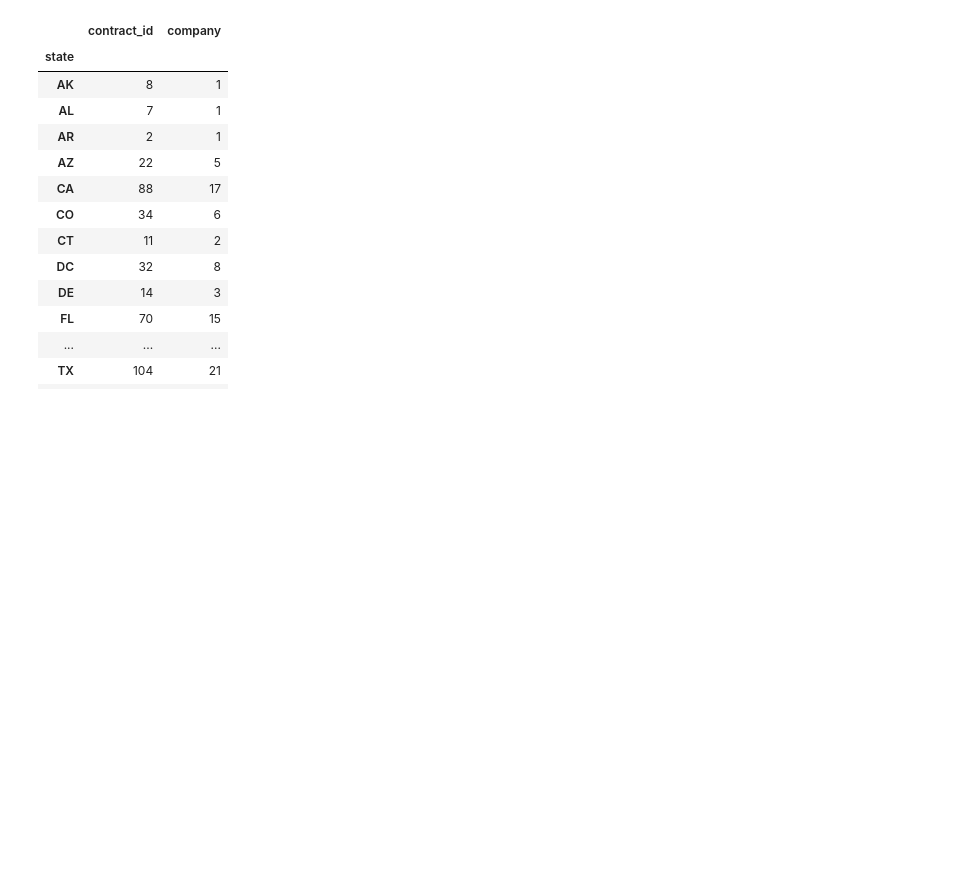
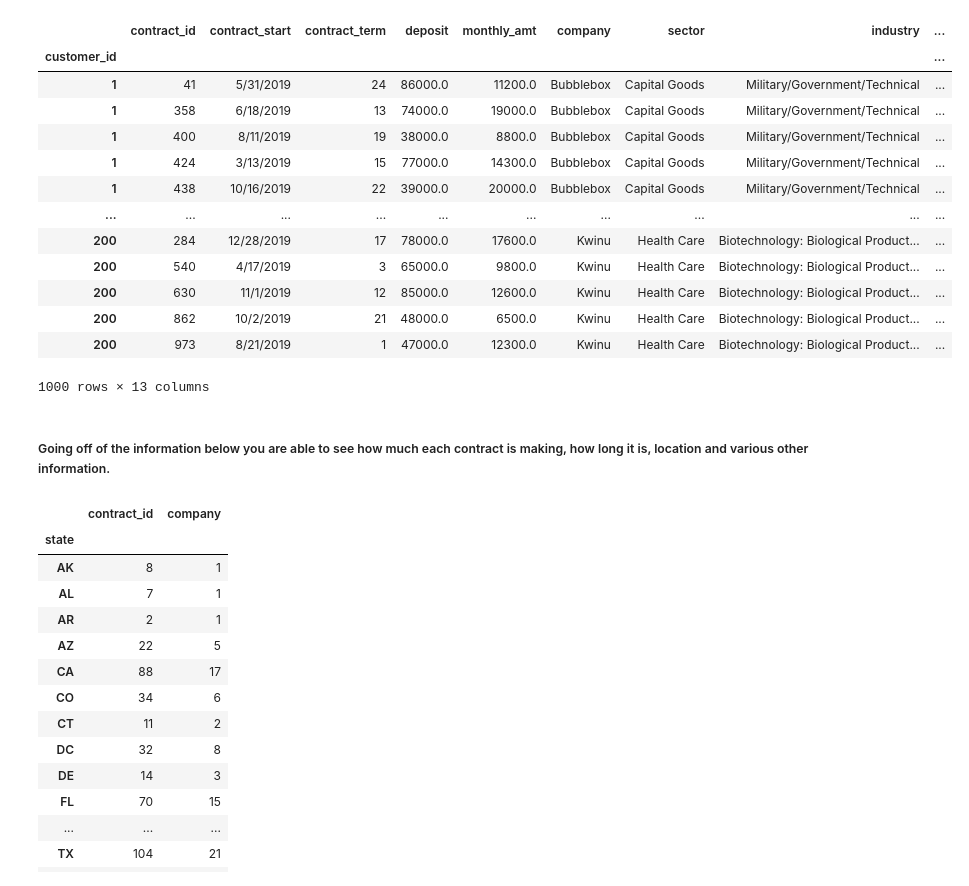
Before and after one commit to sg1180/jupyter_notebooks, a Jupyter notebook: consulting_analysis/notebooks/ind_project.ipynb, the cells around one changed output. Cells and saved outputs as stored; diff of their text form; code cells hidden in the pictures; blank space fills up the shorter version.

```diff
--- a/consulting_analysis/notebooks/ind_project.ipynb
+++ b/consulting_analysis/notebooks/ind_project.ipynb
@@ -77,3 +121,27 @@ df.head(25)
+# %%
+import re
+
+for each in ['deposit', 'monthly_amt']:
+    df.loc[:, each] = pd.to_numeric([re.sub('[^0-9.]','', str(s)) for s in df[each]])
+
+df
+# %% [output]
+|  | contract_id | contract_start | contract_term | deposit | monthly_amt | company | sector | industry | ... |
+| customer_id |  |  |  |  |  |  |  |  | ... |
+| 1 | 41 | 5/31/2019 | 24 | 86000.0 | 11200.0 | Bubblebox | Capital Goods | Military/Government/Technical | ... |
+| 1 | 358 | 6/18/2019 | 13 | 74000.0 | 19000.0 | Bubblebox | Capital Goods | Military/Government/Technical | ... |
+| 1 | 400 | 8/11/2019 | 19 | 38000.0 | 8800.0 | Bubblebox | Capital Goods | Military/Government/Technical | ... |
+| 1 | 424 | 3/13/2019 | 15 | 77000.0 | 14300.0 | Bubblebox | Capital Goods | Military/Government/Technical | ... |
+| 1 | 438 | 10/16/2019 | 22 | 39000.0 | 20000.0 | Bubblebox | Capital Goods | Military/Government/Technical | ... |
+| ... | ... | ... | ... | ... | ... | ... | ... | ... | ... |
+| 200 | 284 | 12/28/2019 | 17 | 78000.0 | 17600.0 | Kwinu | Health Care | Biotechnology: Biological Product... | ... |
+| 200 | 540 | 4/17/2019 | 3 | 65000.0 | 9800.0 | Kwinu | Health Care | Biotechnology: Biological Product... | ... |
+| 200 | 630 | 11/1/2019 | 12 | 85000.0 | 12600.0 | Kwinu | Health Care | Biotechnology: Biological Product... | ... |
+| 200 | 862 | 10/2/2019 | 21 | 48000.0 | 6500.0 | Kwinu | Health Care | Biotechnology: Biological Product... | ... |
+| 200 | 973 | 8/21/2019 | 1 | 47000.0 | 12300.0 | Kwinu | Health Care | Biotechnology: Biological Product... | ... |
+1000 rows × 13 columns
+# %% [markdown]
+##### Going off of the information below you are able to see how much each contract is making, how long it is, location and various other information.
 # %%
 df.groupby('state').agg({'contract_id':'count', 'company':pd.Series.nunique})
 # %% [output]
```
Also changed, not shown: parts of 17 cells of this notebook.
